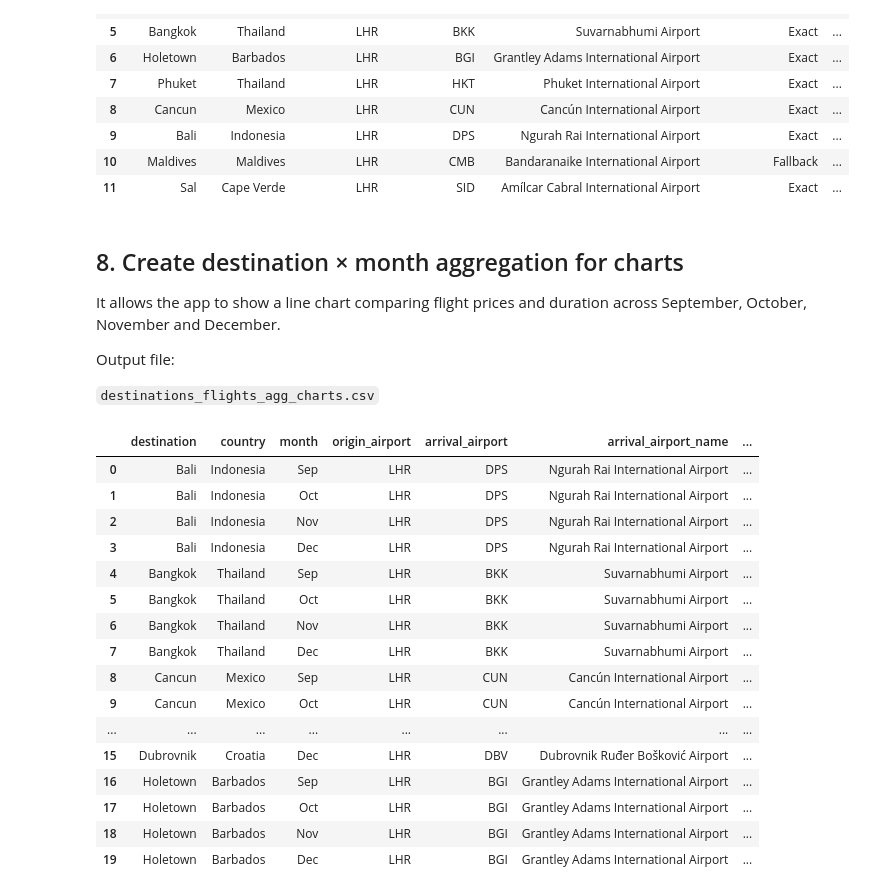
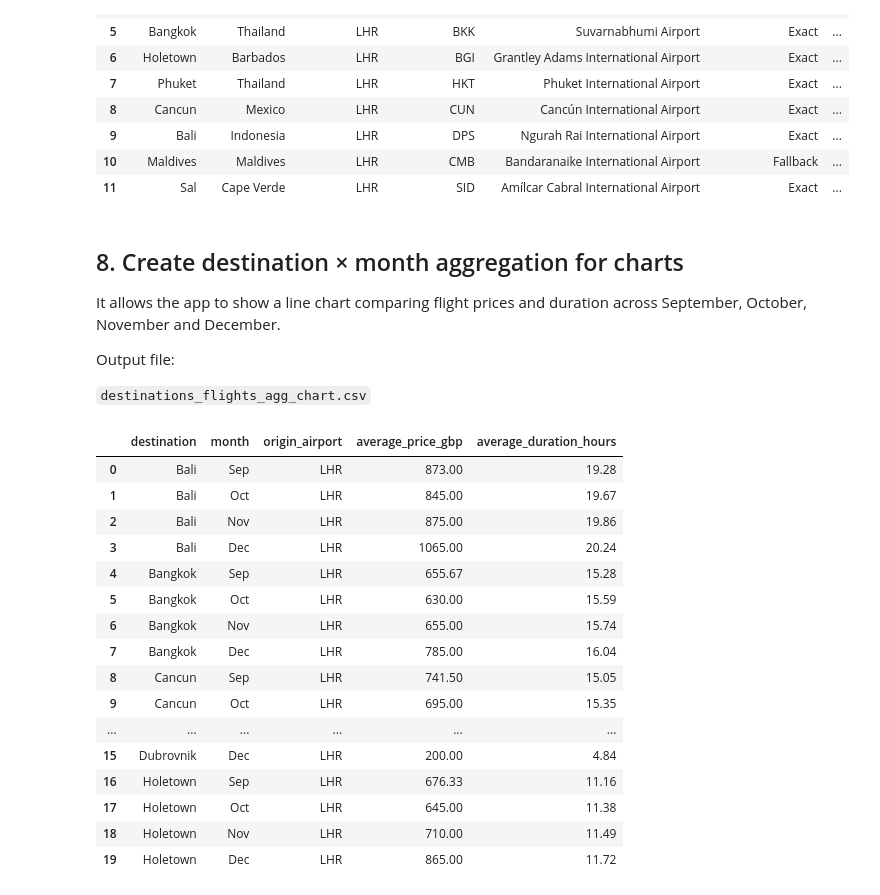
Before and after one commit to teannacottey/Holiday-Planner-Project, a Jupyter notebook: Flights_Data_Holiday_Planner_Colab.ipynb, the cells around one changed output. Saved outputs shown, nothing was run; the diff lists cells and outputs as text; code cells hidden in the pictures.

```diff
--- a/Flights_Data_Holiday_Planner_Colab.ipynb
+++ b/Flights_Data_Holiday_Planner_Colab.ipynb
@@ -266,7 +263,7 @@ flights_agg
 
 Output file:
 
-`destinations_flights_agg_charts.csv`
+`destinations_flights_agg_chart.csv`
 # %%
 # aggregate by destination and month
 flights_clean['month'] = flights_clean['month'].astype(str).str.strip()
@@ -276,56 +273,48 @@ flights_agg_charts = (
     .groupby(
         [
             'destination',
-            'country',
             'month',
             'origin_airport',
-            'arrival_airport',
-            'arrival_airport_name'
         ],
         as_index=False,
         observed=True
     )
     .agg(
         average_price_gbp=('price_gbp', 'mean'),
-        cheapest_price_gbp=('price_gbp', 'min'),
-        highest_price_gbp=('price_gbp', 'max'),
-        average_duration_minutes=('duration_minutes', 'mean'),
         average_duration_hours=('duration_hours', 'mean'),
-        average_stops=('stops', 'mean'),
-        flight_options_count=('price_gbp', 'count')
     )
 )
 
 # round values
 flights_agg_charts = flights_agg_charts.round(rounding_rules)
 
 # sort values for chart order
 month_order = ['Sep', 'Oct', 'Nov', 'Dec']
 month_rank = {month: position for position, month in enumerate(month_order, start=1)}
 
 flights_agg_charts['month_order'] = flights_agg_charts['month'].map(month_rank)
 flights_agg_charts = flights_agg_charts.sort_values(
     ['destination', 'month_order']
 ).reset_index(drop=True)
 
 flights_agg_charts = flights_agg_charts.drop(columns=['month_order'])
 
 flights_agg_charts.head(20)
 # %% [output]
-|  | destination | country | month | origin_airport | arrival_airport | arrival_airport_name | ... |
-| 0 | Bali | Indonesia | Sep | LHR | DPS | Ngurah Rai International Airport | ... |
-| 1 | Bali | Indonesia | Oct | LHR | DPS | Ngurah Rai International Airport | ... |
-| 2 | Bali | Indonesia | Nov | LHR | DPS | Ngurah Rai International Airport | ... |
-| 3 | Bali | Indonesia | Dec | LHR | DPS | Ngurah Rai International Airport | ... |
-| 4 | Bangkok | Thailand | Sep | LHR | BKK | Suvarnabhumi Airport | ... |
-| 5 | Bangkok | Thailand | Oct | LHR | BKK | Suvarnabhumi Airport | ... |
-| 6 | Bangkok | Thailand | Nov | LHR | BKK | Suvarnabhumi Airport | ... |
-| 7 | Bangkok | Thailand | Dec | LHR | BKK | Suvarnabhumi Airport | ... |
-| 8 | Cancun | Mexico | Sep | LHR | CUN | Cancún International Airport | ... |
-| 9 | Cancun | Mexico | Oct | LHR | CUN | Cancún International Airport | ... |
-| ... | ... | ... | ... | ... | ... | ... | ... |
-| 15 | Dubrovnik | Croatia | Dec | LHR | DBV | Dubrovnik Ruđer Bošković Airport | ... |
-| 16 | Holetown | Barbados | Sep | LHR | BGI | Grantley Adams International Airport | ... |
-| 17 | Holetown | Barbados | Oct | LHR | BGI | Grantley Adams International Airport | ... |
-| 18 | Holetown | Barbados | Nov | LHR | BGI | Grantley Adams International Airport | ... |
-| 19 | Holetown | Barbados | Dec | LHR | BGI | Grantley Adams International Airport | ... |
+|  | destination | month | origin_airport | average_price_gbp | average_duration_hours |
+| 0 | Bali | Sep | LHR | 873.00 | 19.28 |
+| 1 | Bali | Oct | LHR | 845.00 | 19.67 |
+| 2 | Bali | Nov | LHR | 875.00 | 19.86 |
+| 3 | Bali | Dec | LHR | 1065.00 | 20.24 |
+| 4 | Bangkok | Sep | LHR | 655.67 | 15.28 |
+| 5 | Bangkok | Oct | LHR | 630.00 | 15.59 |
+| 6 | Bangkok | Nov | LHR | 655.00 | 15.74 |
+| 7 | Bangkok | Dec | LHR | 785.00 | 16.04 |
+| 8 | Cancun | Sep | LHR | 741.50 | 15.05 |
+| 9 | Cancun | Oct | LHR | 695.00 | 15.35 |
+| ... | ... | ... | ... | ... | ... |
+| 15 | Dubrovnik | Dec | LHR | 200.00 | 4.84 |
+| 16 | Holetown | Sep | LHR | 676.33 | 11.16 |
+| 17 | Holetown | Oct | LHR | 645.00 | 11.38 |
+| 18 | Holetown | Nov | LHR | 710.00 | 11.49 |
+| 19 | Holetown | Dec | LHR | 865.00 | 11.72 |
```
Also changed, not shown: parts of 9 cells of this notebook.
